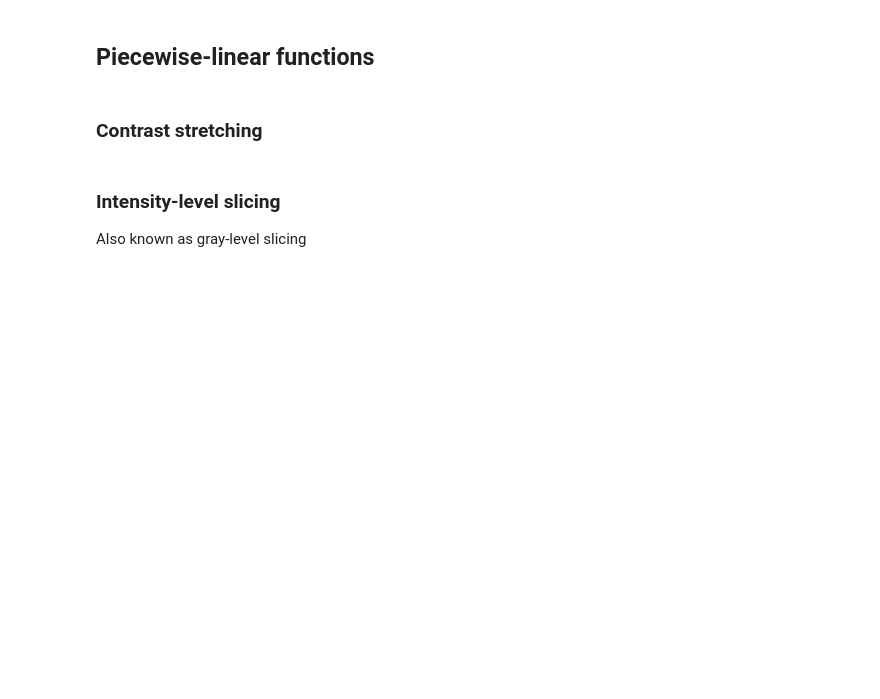
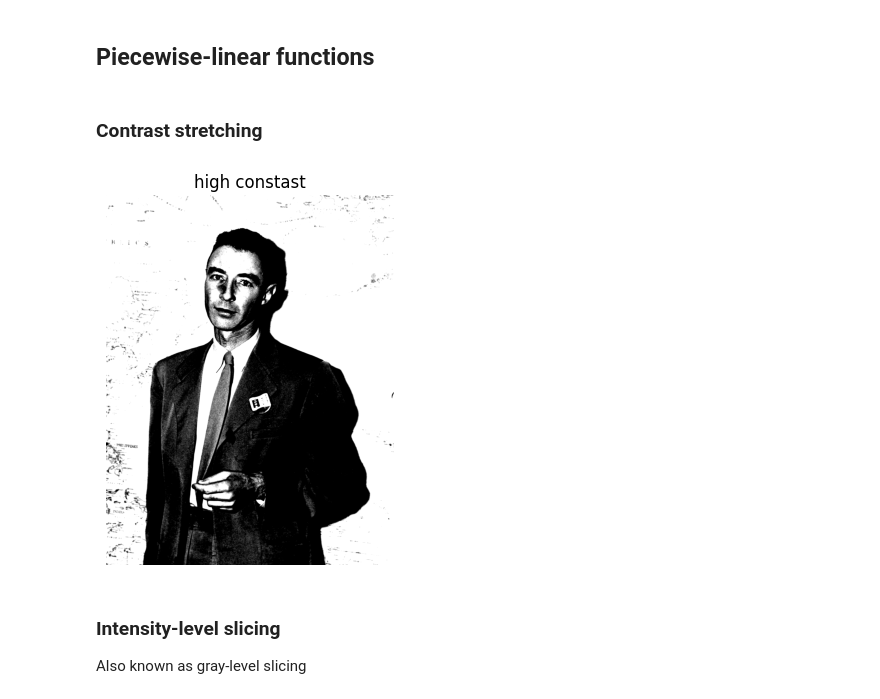
Before and after one commit to absurdusername/LabsSem5, a Jupyter notebook: CV/Lab02.ipynb, the cells around one changed output. Cells and saved outputs as stored; diff of their text form; code cells hidden in the pictures; blank space fills up the shorter version.

```diff
--- a/CV/Lab02.ipynb
+++ b/CV/Lab02.ipynb
@@ -45,15 +49,17 @@ for gamma in gs:
 # %%
 def F(pixel, r1, s1, r2, s2):
     if 0 <= pixel < r1:
         return (s1 / r1) * pixel
     elif r1 <= pixel < r2:
         return ((s2 - s1) / (r2 - r1)) * (pixel - r1) + s1
     else:
         return ((255 - s2) / (255 - r2)) * (pixel - r2) + s2
 
 F_vec = np.vectorize(F)
 constrast_stretched = F_vec(img, 70, 0, 140, 255)
-display("High constast", constrast_stretched)
+plot_images(constrast_stretched, "high constast")
+# %% [output]
+[figure, added]
 # %% [markdown]
 ### Intensity-level slicing
 Also known as gray-level slicing
```
Also changed, not shown: parts of 7 cells of this notebook, 1 other file.
